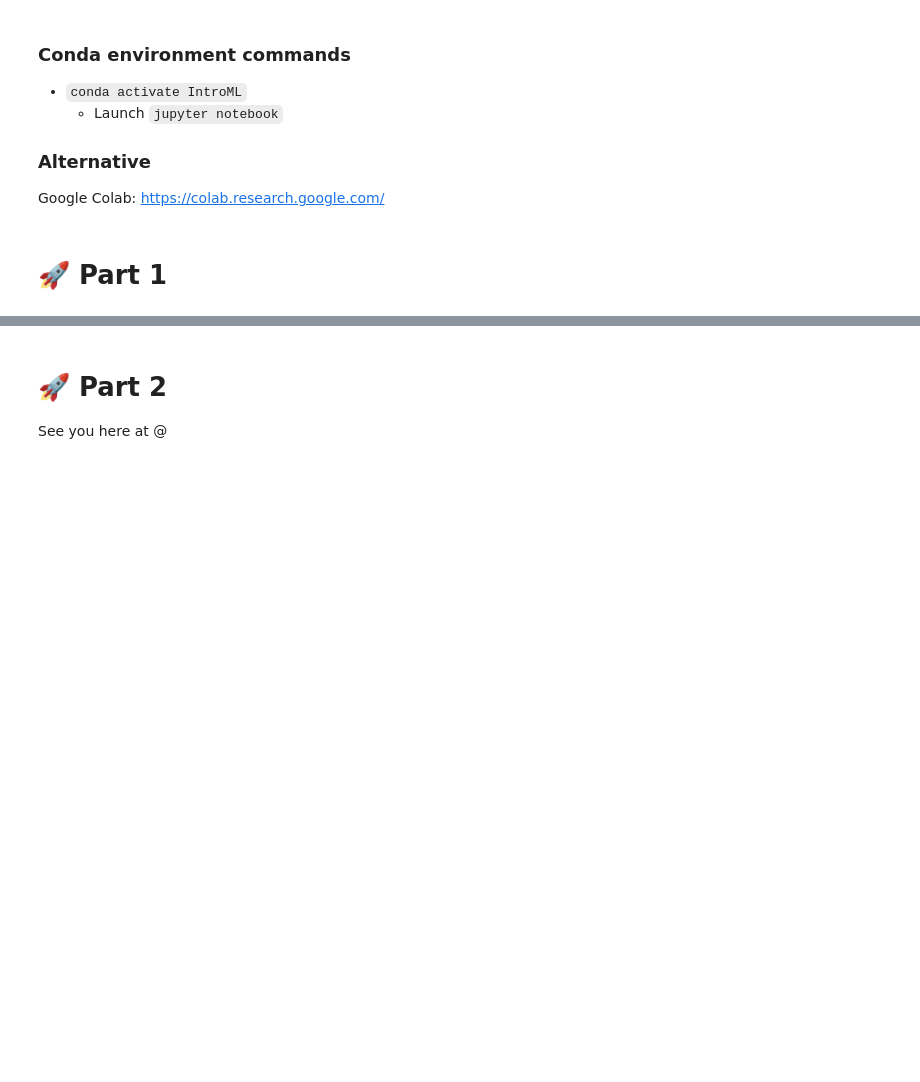
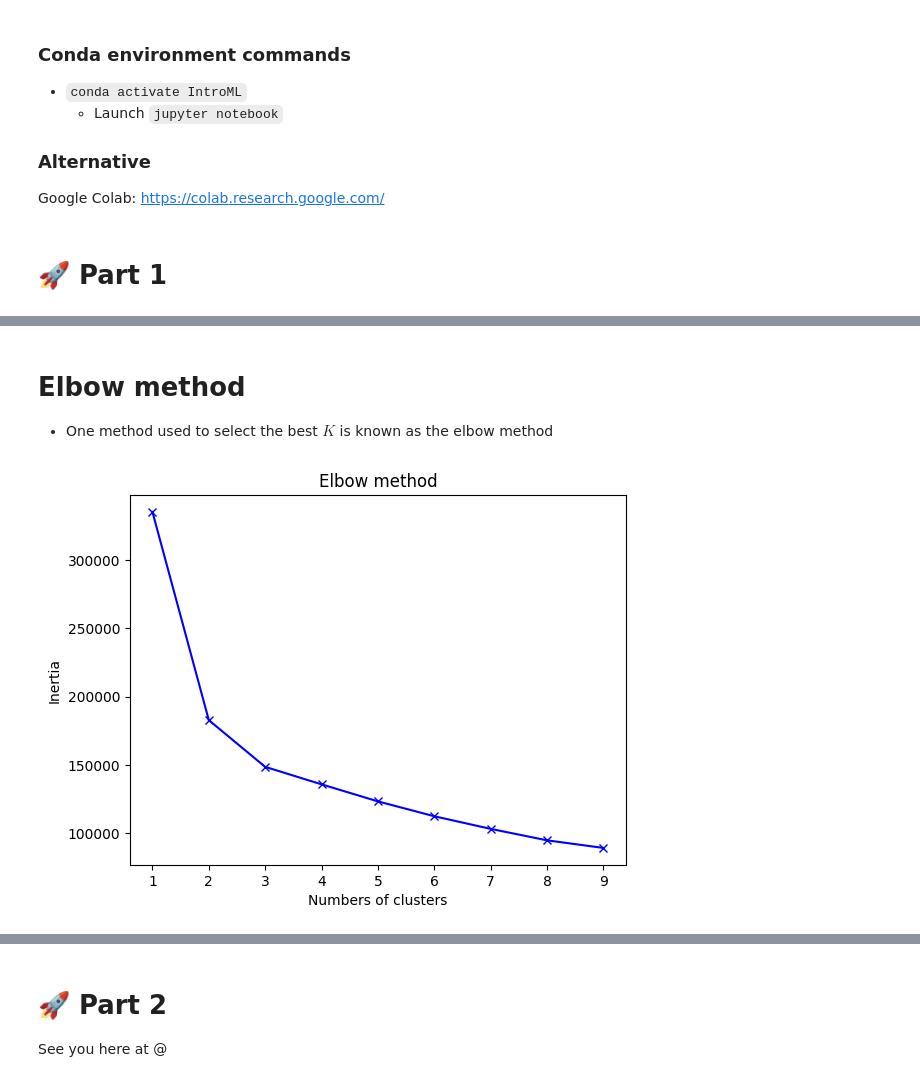
Before and after one commit to MichelleVik/Intro-to-Machine-Learning, a Jupyter notebook: 7_unsupervised/unsupervised.ipynb, the cells around one changed output, grey strips where cells are left out. Saved outputs shown, nothing was run; the diff lists cells and outputs as text; code cells hidden in the pictures; blank space fills up the shorter version.

```diff
--- a/7_unsupervised/unsupervised.ipynb
+++ b/7_unsupervised/unsupervised.ipynb
@@ -70,0 +305,21 @@ Google Colab: https://colab.research.google.com/
+# %% [markdown]
+# Elbow method
+
+- One method used to select the best $K$ is known as the elbow method
+# %%
+ks = []
+k_inertias = []
+
+for k in range(1,10):
+    kmeans = KMeans(n_clusters=k).fit(df_processed)
+    k_inertia = kmeans.inertia_
+
+    ks.append(k)
+    k_inertias.append(k_inertia)
+# %%
+plt.xlabel("Numbers of clusters")
+plt.ylabel("Inertia")
+plt.title("Elbow method")
+plt.plot(ks, k_inertias, 'bx-');
+# %% [output]
+[figure, added]
```
Also changed, not shown: parts of 54 cells of this notebook, 11 other files.
